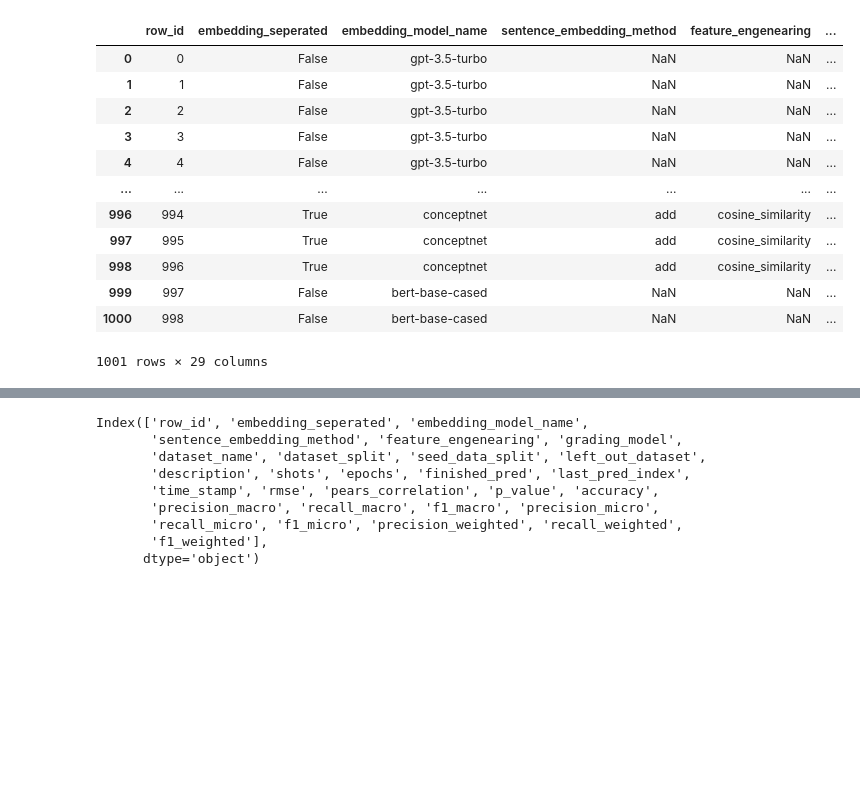
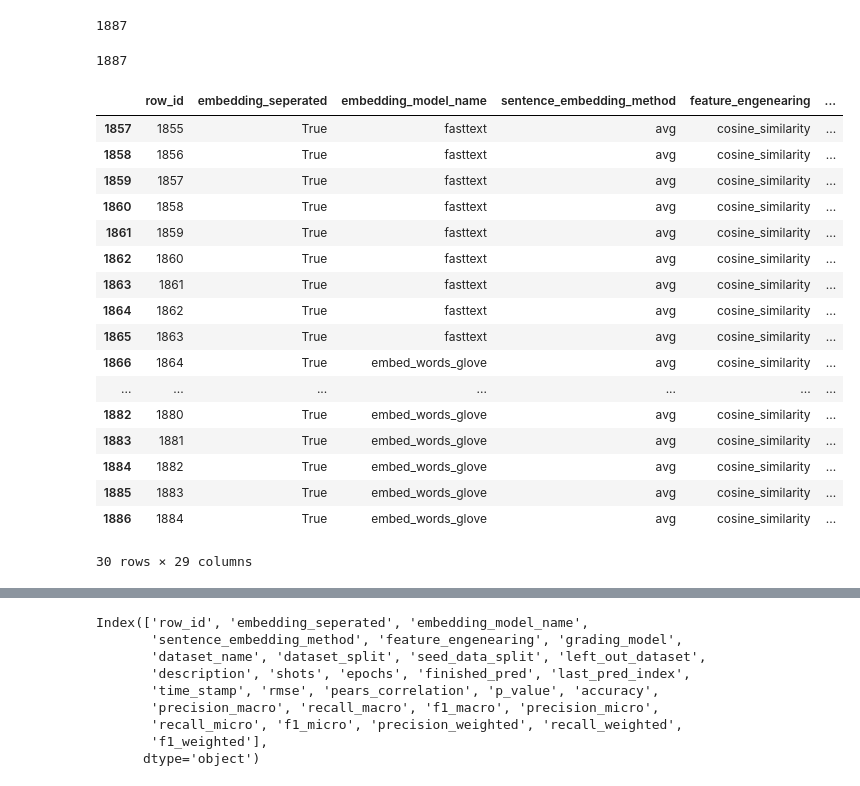
Before and after one commit to OlafVrijmoet/Thesis, a Jupyter notebook: performance_tracking/restuls_insights_test.ipynb, the cells around one changed output, grey strips where cells are left out. Drawn from its saved outputs; the diff is of its cells as text; code cells hidden in the pictures; blank space fills up the shorter version.

```diff
--- a/performance_tracking/restuls_insights_test.ipynb
+++ b/performance_tracking/restuls_insights_test.ipynb
@@ -2,18 +2,31 @@
 import pandas as pd
 # %%
 performance = pd.read_csv("tracking/performance_tracking_new.csv")
-performance
+len(performance)
 # %% [output]
-|  | row_id | embedding_seperated | embedding_model_name | sentence_embedding_method | feature_engenearing | ... |
-| 0 | 0 | False | gpt-3.5-turbo | NaN | NaN | ... |
-| 1 | 1 | False | gpt-3.5-turbo | NaN | NaN | ... |
-| 2 | 2 | False | gpt-3.5-turbo | NaN | NaN | ... |
-| 3 | 3 | False | gpt-3.5-turbo | NaN | NaN | ... |
-| 4 | 4 | False | gpt-3.5-turbo | NaN | NaN | ... |
-| ... | ... | ... | ... | ... | ... | ... |
-| 996 | 994 | True | conceptnet | add | cosine_similarity | ... |
-| 997 | 995 | True | conceptnet | add | cosine_similarity | ... |
-| 998 | 996 | True | conceptnet | add | cosine_similarity | ... |
-| 999 | 997 | False | bert-base-cased | NaN | NaN | ... |
-| 1000 | 998 | False | bert-base-cased | NaN | NaN | ... |
-1001 rows × 29 columns
+1887
+# %%
+len(performance)
+# %% [output]
+1887
+# %%
+performance.tail(30)
+# %% [output]
+|  | row_id | embedding_seperated | embedding_model_name | sentence_embedding_method | feature_engenearing | ... |
+| 1857 | 1855 | True | fasttext | avg | cosine_similarity | ... |
+| 1858 | 1856 | True | fasttext | avg | cosine_similarity | ... |
+| 1859 | 1857 | True | fasttext | avg | cosine_similarity | ... |
+| 1860 | 1858 | True | fasttext | avg | cosine_similarity | ... |
+| 1861 | 1859 | True | fasttext | avg | cosine_similarity | ... |
+| 1862 | 1860 | True | fasttext | avg | cosine_similarity | ... |
+| 1863 | 1861 | True | fasttext | avg | cosine_similarity | ... |
+| 1864 | 1862 | True | fasttext | avg | cosine_similarity | ... |
+| 1865 | 1863 | True | fasttext | avg | cosine_similarity | ... |
+| 1866 | 1864 | True | embed_words_glove | avg | cosine_similarity | ... |
+| ... | ... | ... | ... | ... | ... | ... |
+| 1882 | 1880 | True | embed_words_glove | avg | cosine_similarity | ... |
+| 1883 | 1881 | True | embed_words_glove | avg | cosine_similarity | ... |
+| 1884 | 1882 | True | embed_words_glove | avg | cosine_similarity | ... |
+| 1885 | 1883 | True | embed_words_glove | avg | cosine_similarity | ... |
+| 1886 | 1884 | True | embed_words_glove | avg | cosine_similarity | ... |
+30 rows × 29 columns
```
Also changed, not shown: parts of 2 cells of this notebook, 15 other files.
